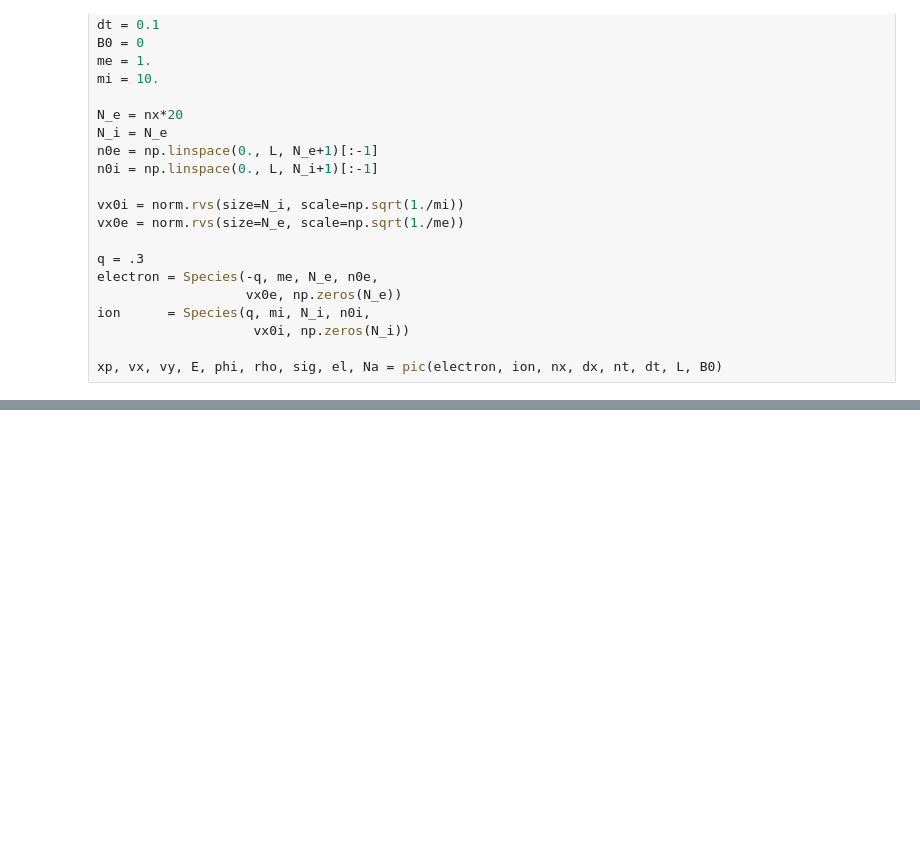
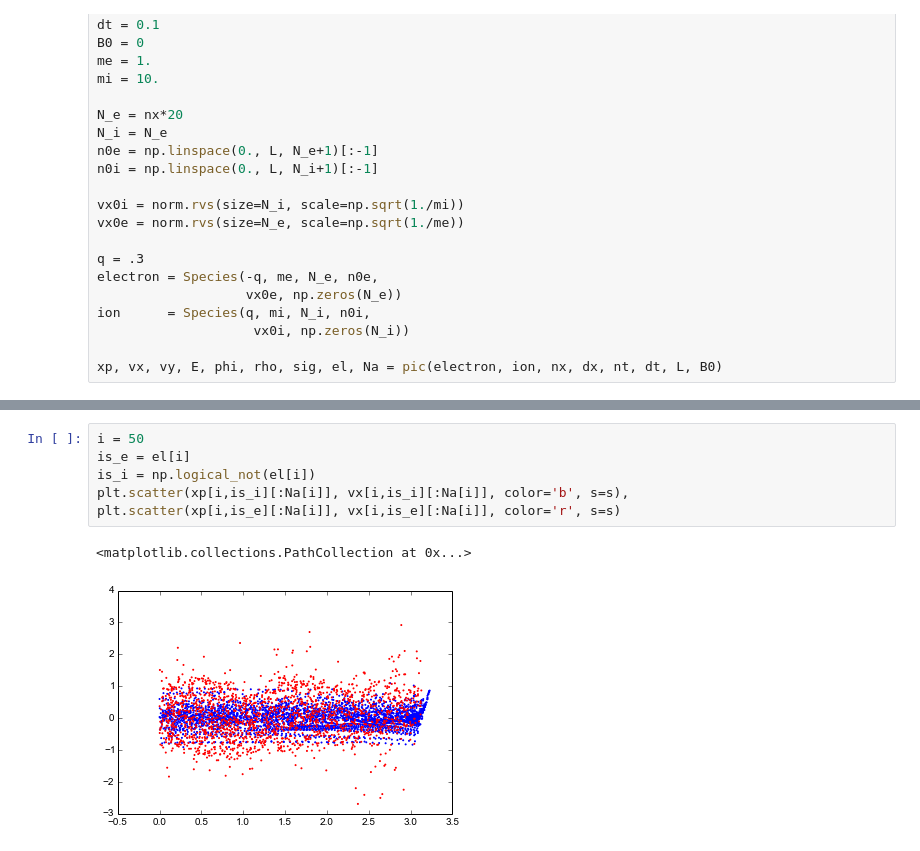
Before and after one commit to shigh/pyes1, a Jupyter notebook: pyes1/sheath.ipynb, the cells around one changed output, grey strips where cells are left out. Cells and saved outputs as stored; diff of their text form; blank space fills up the shorter version.

```diff
--- a/pyes1/sheath.ipynb
+++ b/pyes1/sheath.ipynb
@@ -77,0 +75,9 @@ plt.plot(Na)
+# %%
+i = 50
+is_e = el[i]
+is_i = np.logical_not(el[i])
+plt.scatter(xp[i,is_i][:Na[i]], vx[i,is_i][:Na[i]], color='b', s=s),
+plt.scatter(xp[i,is_e][:Na[i]], vx[i,is_e][:Na[i]], color='r', s=s)
+# %% [output]
+<matplotlib.collections.PathCollection at 0x...>
+[figure, added]
```
Also changed, not shown: parts of 4 cells of this notebook.
